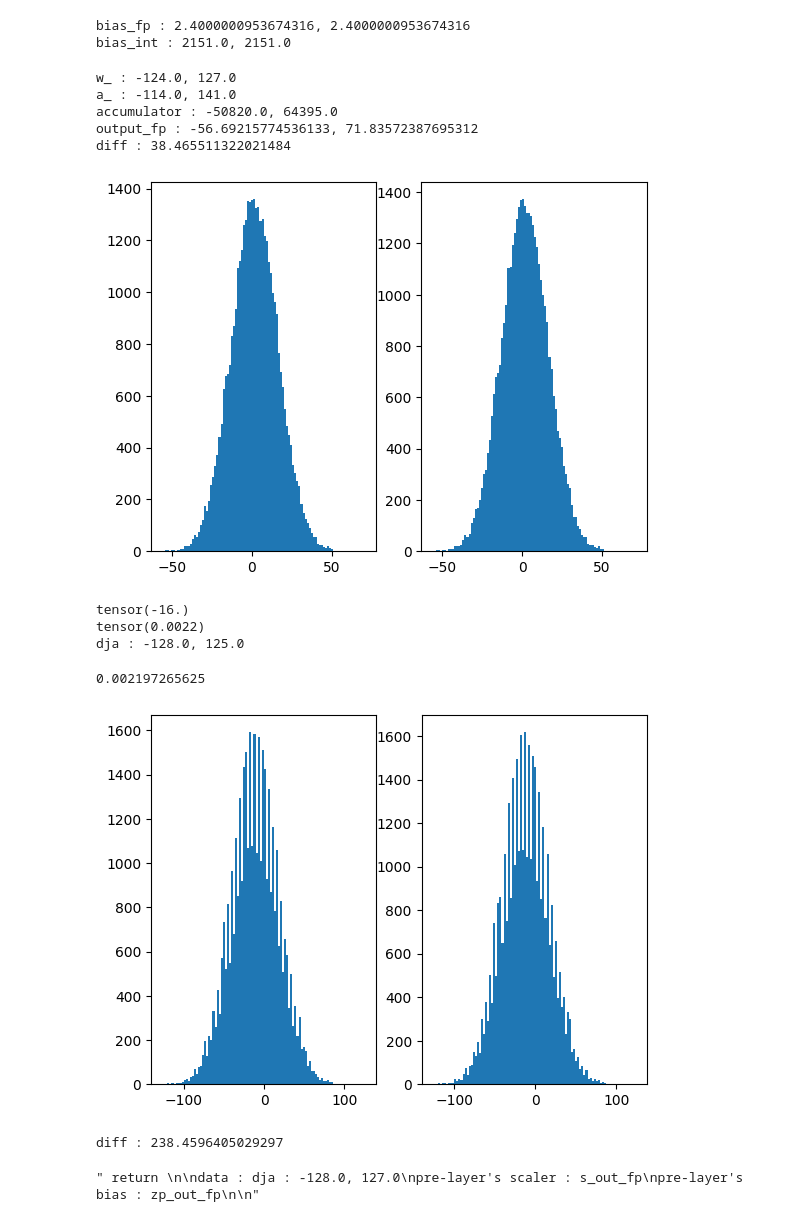
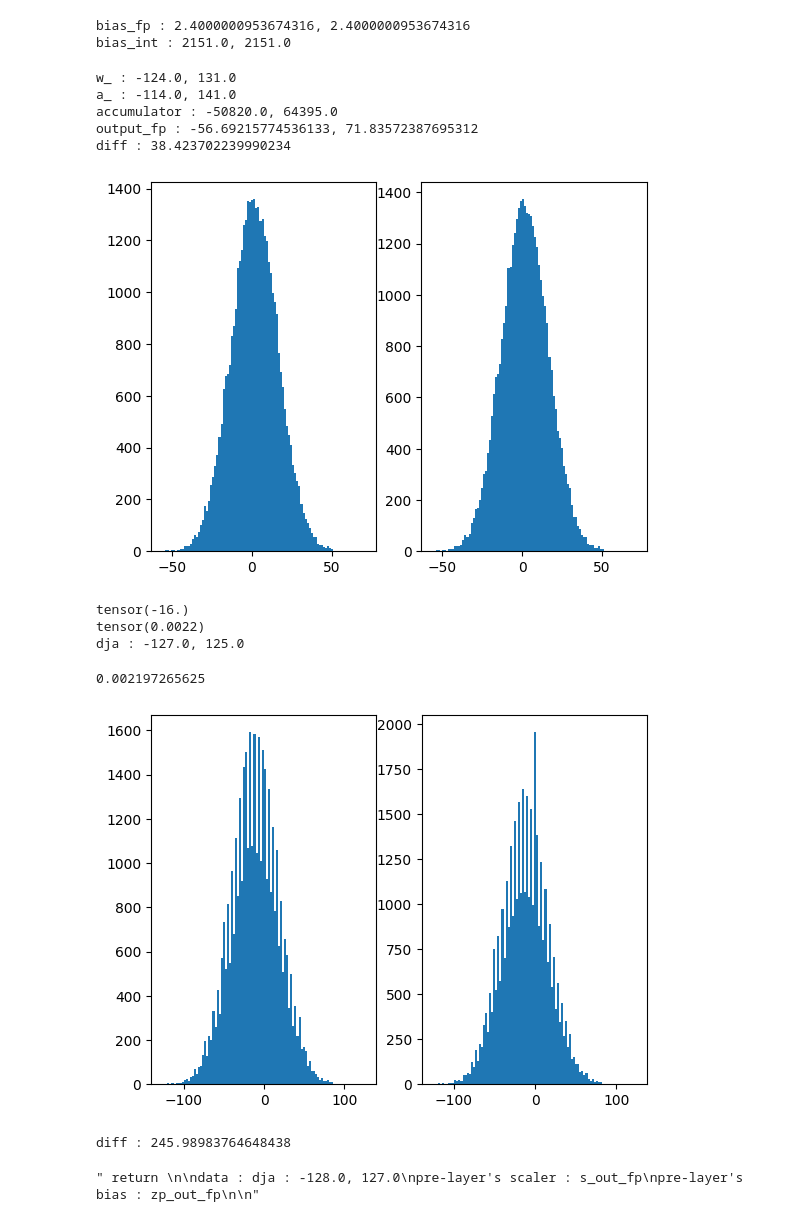
Before and after one commit to jiho264/myQuantTF, a Jupyter notebook: prac/int_asym_mm.ipynb, the cells around one changed output. Saved outputs shown, nothing was run; the diff lists cells and outputs as text; code cells hidden in the pictures.

```diff
--- a/prac/int_asym_mm.ipynb
+++ b/prac/int_asym_mm.ipynb
@@ -16,9 +16,11 @@ w_fp = torch.randn(197, 197)
 
 
 s_w = (w_fp.max() - w_fp.min()) / 255
-zp_w = -(w_fp.min() / s_w).round() -128
+zp_w = -(w_fp.min() / s_w).round() - 128
 
-w_int = torch.clamp(torch.round(w_fp / s_w), -128, 127) + zp_w
+w_int = (
+    torch.clamp((w_fp / s_w).round() + zp_w, -128, 127).to(torch.int8).to(torch.float32)
+)
 
 print(f"w_int min: {w_int.min()}, max: {w_int.max()}")
 print(f"zp_w: {zp_w}")
@@ -39,11 +41,11 @@ diff: 1.9999221563339233
 a_fp = torch.randn(197, 197) + 0.3
 
 s_a = (a_fp.max() - a_fp.min()) / 255
-zp_a = -(a_fp.min()/s_a).round() -128
+zp_a = -(a_fp.min() / s_a).round() - 128
 
-
-a_int = torch.round(a_fp / s_a) + zp_a
-a_int = torch.clamp(a_int, -128, 127)
+a_int = (
+    torch.clamp((a_fp / s_a).round() + zp_a, -128, 127).to(torch.int8).to(torch.float32)
+)
 
 print(f"a_int : {a_int.min()}, {a_int.max()}")
 a_hat = (a_int - zp_a) * s_a
@@ -89,26 +91,30 @@ ax[0].hist(orgfpout.flatten().numpy(), bins=100)
 ax[1].hist(output_fp.flatten().numpy(), bins=100)
 plt.show()
 # %% [output]
-w_ : -124.0, 127.0
+w_ : -124.0, 131.0
 a_ : -114.0, 141.0
 accumulator : -50820.0, 64395.0
 output_fp : -56.69215774536133, 71.83572387695312
-diff : 38.465511322021484
+diff : 38.423702239990234
 [figure]
 # %%
 s_out_fp = (output_fp.max() - output_fp.min()) / 255
-zp_out_fp = -(output_fp.min() / s_out_fp).round() -128
+zp_out_fp = -(output_fp.min() / s_out_fp).round() - 128
+
 print(zp_out_fp)
 
 print(s_w * s_a / s_out_fp)
 
-dja = (acc_int32 * 18 / 2**13).round() + zp_out_fp
-dja = torch.clamp(dja, -128, 127)
+dja = (
+    torch.clamp((acc_int32 * 18 / 2**13) + zp_out_fp, -128, 127)
+    .to(torch.int8)
+    .to(torch.float32)
+)
 print(f"dja : {dja.min()}, {dja.max()}")
 # %% [output]
 tensor(-16.)
 tensor(0.0022)
-dja : -128.0, 125.0
+dja : -127.0, 125.0
 # %%
 18 / 2 **13
 # %% [output]
@@ -116,21 +122,25 @@ dja : -128.0, 125.0
 # %%
 s_orgfpout = (orgfpout.max() - orgfpout.min()) / 255
 zp_orgfpout = -(orgfpout.min() / s_orgfpout).round() - 128
 
-orgfpout_int = torch.round(orgfpout / s_orgfpout) + zp_orgfpout
-orgfpout_int = torch.clamp(orgfpout_int, -128, 127)
+
+orgfpout_int = (
+    torch.clamp((orgfpout / s_orgfpout).round() + zp_orgfpout, -128, 127)
+    .to(torch.int8)
+    .to(torch.float32)
+)
 
 
 fig, ax = plt.subplots(1, 2)
 
 ax[0].hist(orgfpout_int.flatten().numpy(), bins=100)
 ax[1].hist(dja.flatten().numpy(), bins=100)
 plt.show()
 
 print(f"diff : {torch.norm(orgfpout_int - dja)}")
 # %% [output]
-[figure, old version]
+[figure, new version]
-diff : 238.4596405029297
+diff : 245.98983764648438
 # %%
 """ return
 
```
Also changed, not shown: parts of 1 cell of this notebook, 1 other file.
